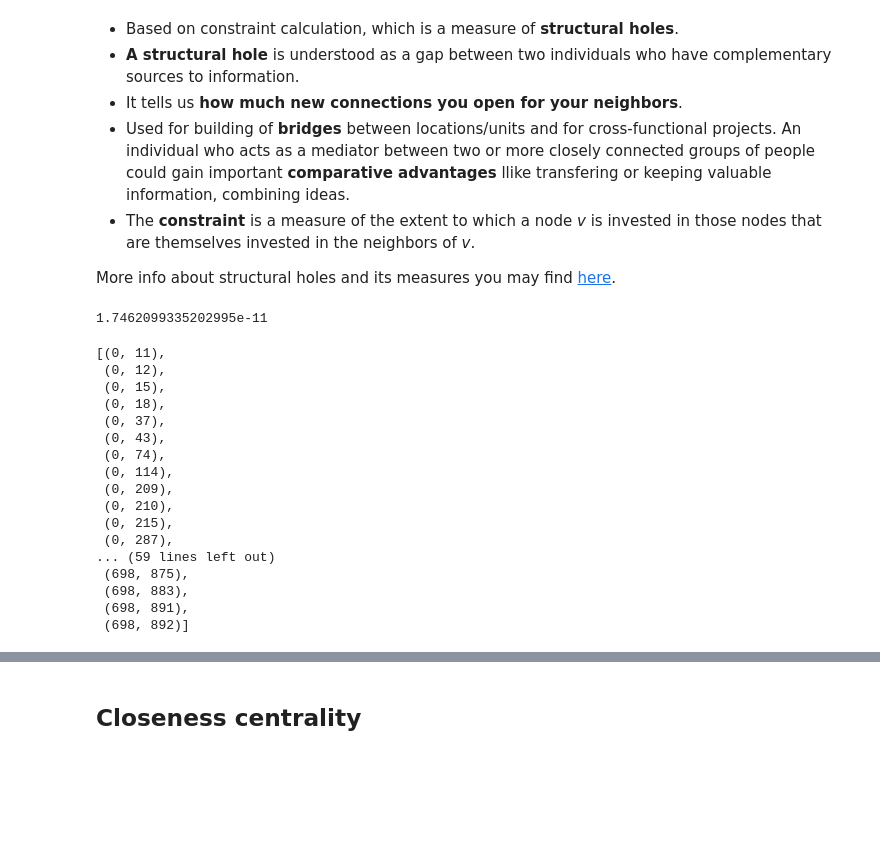
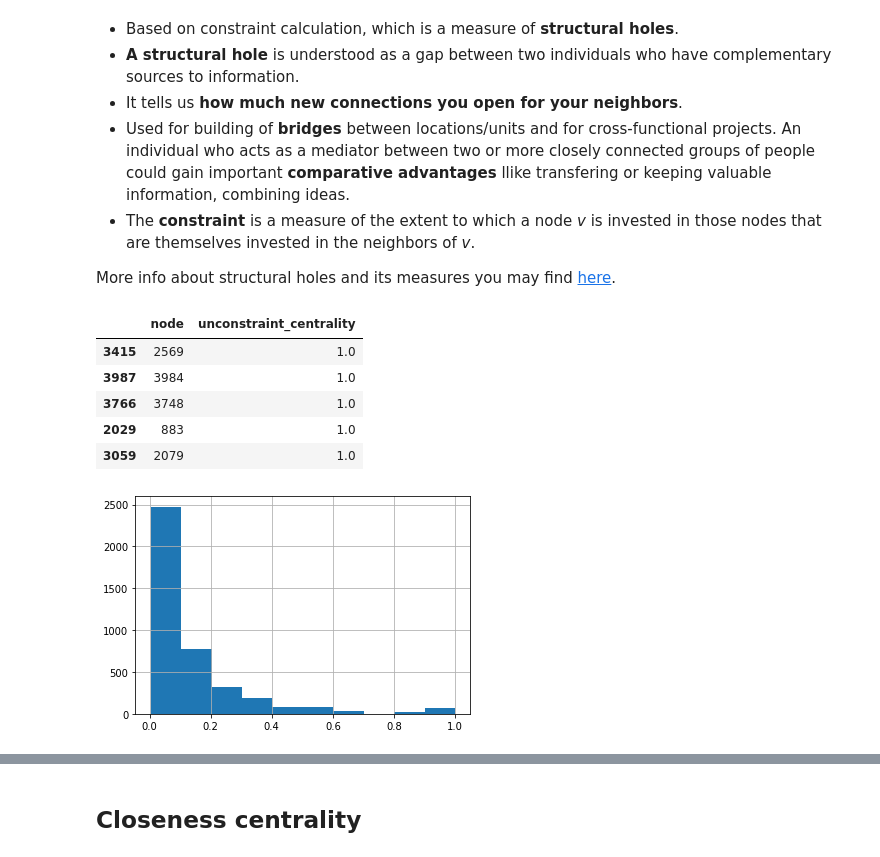
Before and after one commit to Dosann/Social-network-analysis, a Jupyter notebook: Untitled.ipynb, the cells around one changed output, grey strips where cells are left out. Drawn from its saved outputs; the diff is of its cells as text; code cells hidden in the pictures; blank space fills up the shorter version.

Commit message:
unconstrained centrality

```diff
--- a/Untitled.ipynb
+++ b/Untitled.ipynb
@@ -113,28 +113,12 @@ More info about structural holes and its measures you may find [here](https://en
 # %%
 unconstraint_centrality_df = pd.DataFrame(nx.algorithms.structuralholes.constraint(network).items(),
                                           columns=['node', 'unconstraint_centrality'])
-unconstraint_centrality_df.sort_values('unconstraint_centrality', ascending=False).head(5)
+unconstraint_top_5 = unconstraint_centrality_df.sort_values('unconstraint_centrality', ascending=False).head(5)
+unconstraint_top_5
+# %% [output]
+|  | node | unconstraint_centrality |
+| 3415 | 2569 | 1.0 |
+| 3987 | 3984 | 1.0 |
+| 3766 | 3748 | 1.0 |
+| 2029 | 883 | 1.0 |
+| 3059 | 2079 | 1.0 |
-# %%
-nx.algorithms.structuralholes.local_constraint(network, u=107, v=351)
-# %% [output]
-1.7462099335202995e-11
-# %%
-list(nx.bridges(network))
-# %% [output]
-[(0, 11),
- (0, 12),
- (0, 15),
- (0, 18),
- (0, 37),
- (0, 43),
- (0, 74),
- (0, 114),
- (0, 209),
- (0, 210),
- (0, 215),
- (0, 287),
-... (59 lines left out)
- (698, 875),
- (698, 883),
- (698, 891),
- (698, 892)]
@@ -142,0 +125,4 @@ highlight_top_central_nodes(network, [0, 107, 348, 414, 1684, 1912, 3437, 3980,
+# %%
+unconstraint_centrality_df.unconstraint_centrality.hist();
+# %% [output]
+[figure, added]
```
Also changed, not shown: parts of 2 cells of this notebook.
